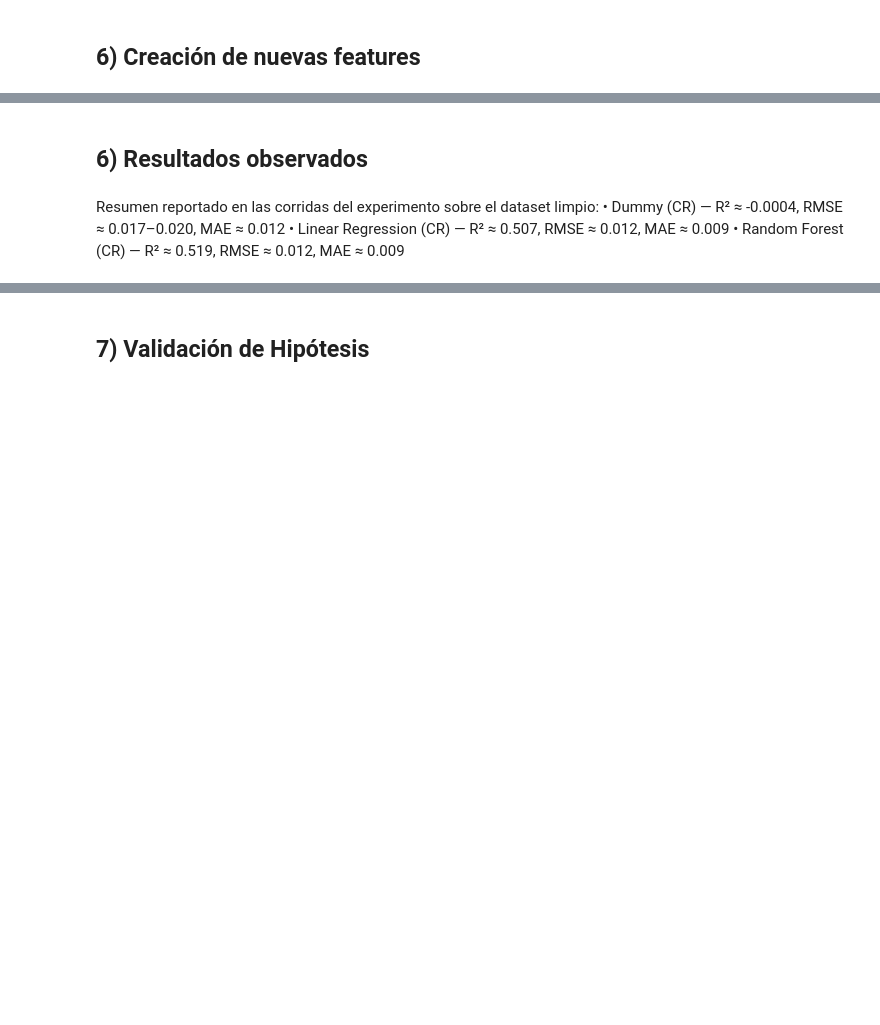
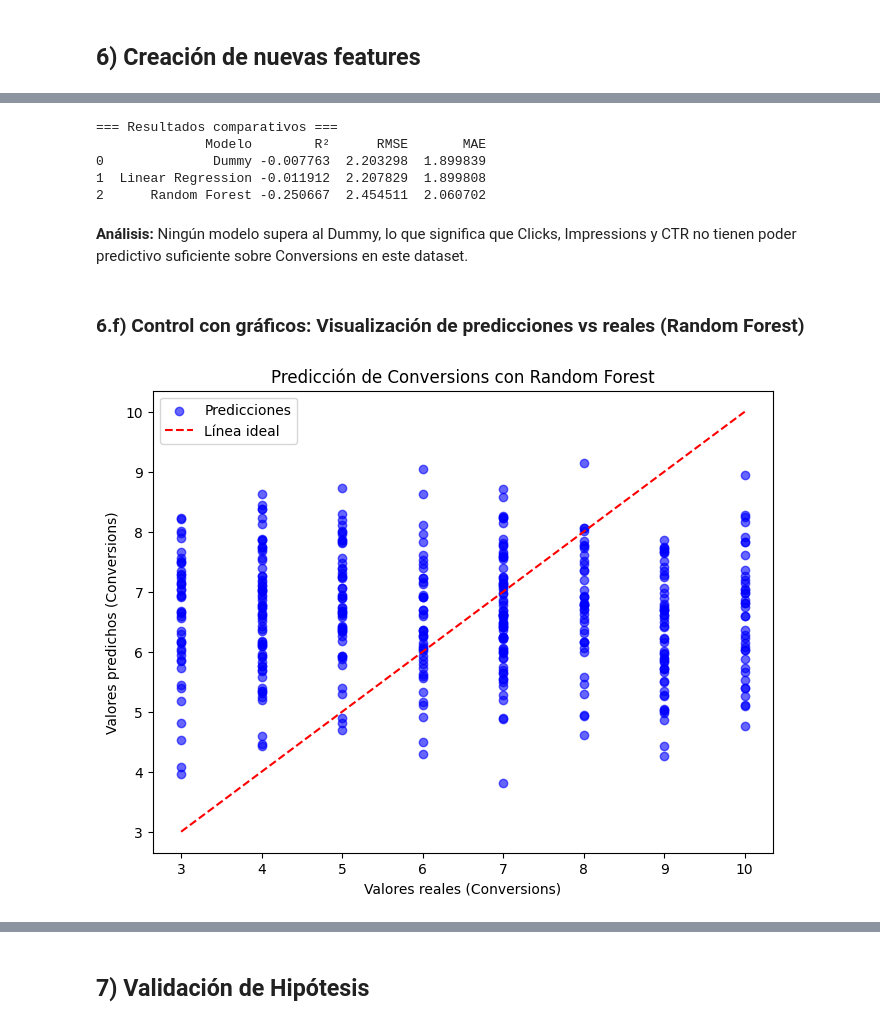
Before and after one commit to melilucmel/proyecto-google-ads, a Jupyter notebook: ProyectoDSParteII_Lucero_Antonietti.ipynb, the cells around one changed output, grey strips where cells are left out. Saved outputs shown, nothing was run; the diff lists cells and outputs as text; code cells hidden in the pictures; blank space fills up the shorter version.

```diff
--- a/ProyectoDSParteII_Lucero_Antonietti.ipynb
+++ b/ProyectoDSParteII_Lucero_Antonietti.ipynb
@@ -382,0 +370,21 @@ X = X.replace([np.inf, -np.inf], np.nan)
+# %%
+import numpy as np
+import pandas as pd
+from sklearn.model_selection import train_test_split
+from sklearn.metrics import mean_squared_error, mean_absolute_error, r2_score
+from sklearn.dummy import DummyRegressor
+from sklearn.linear_model import LinearRegression
+from sklearn.ensemble import RandomForestRegressor
+import matplotlib.pyplot as plt
+
+# Crear feature CTR
+df["CTR"] = df["Clicks"] / df["Impressions"]
+df["CTR"] = df["CTR"].replace([np.inf, -np.inf], np.nan).fillna(0)
+
+# Definimos las features predictoras y la variable objetivo
+features_conv = ["Clicks", "Impressions", "CTR"]
+X = df[features_conv]
+y = df["Conversions"]
+
+print("Dimensiones de X:", X.shape)
+print("Dimensiones de y:", y.shape)
@@ -465,0 +425,11 @@ Resumen reportado en las corridas del experimento sobre el dataset limpio:
+# %%
+resultados = []
+
+dummy = DummyRegressor(strategy="mean")
+resultados.append(evaluar_modelo("Dummy", dummy, X_train, X_test, y_train, y_test))
+
+linreg = LinearRegression()
+resultados.append(evaluar_modelo("Linear Regression", linreg, X_train, X_test, y_train, y_test))
+
+rf = RandomForestRegressor(n_estimators=200, random_state=42)
+resultados.append(evaluar_modelo("Random Forest", rf, X_train, X_test, y_train, y_test))
@@ -503,8 +456,27 @@ plt.show()
-# %% [markdown]
-## 6) Resultados observados
-# %% [markdown]
-
-Resumen reportado en las corridas del experimento sobre el dataset limpio:
-• Dummy (CR) — R² ≈ -0.0004, RMSE ≈ 0.017–0.020, MAE ≈ 0.012
-• Linear Regression (CR) — R² ≈ 0.507, RMSE ≈ 0.012, MAE ≈ 0.009
-• Random Forest (CR) — R² ≈ 0.519, RMSE ≈ 0.012, MAE ≈ 0.009
+# %%
+df_resultados = pd.DataFrame(resultados)
+print("\n=== Resultados comparativos ===")
+print(df_resultados)
+# %% [output]
+=== Resultados comparativos ===
+              Modelo        R²      RMSE       MAE
+0              Dummy -0.007763  2.203298  1.899839
+1  Linear Regression -0.011912  2.207829  1.899808
+2      Random Forest -0.250667  2.454511  2.060702
+# %% [markdown]
+**Análisis:**  Ningún modelo supera al Dummy, lo que significa que Clicks, Impressions y CTR no tienen poder predictivo suficiente sobre Conversions en este dataset.
+# %% [markdown]
+### 6.f) Control con gráficos: Visualización de predicciones vs reales (Random Forest)
+# %%
+y_pred = rf.predict(X_test)
+
+plt.figure(figsize=(8,6))
+plt.scatter(y_test, y_pred, alpha=0.6, color="blue", label="Predicciones")
+plt.plot([y_test.min(), y_test.max()], [y_test.min(), y_test.max()], "r--", label="Línea ideal")
+plt.xlabel("Valores reales (Conversions)")
+plt.ylabel("Valores predichos (Conversions)")
+plt.title("Predicción de Conversions con Random Forest")
+plt.legend()
+plt.show()
+# %% [output]
+[figure, added]
```
Also changed, not shown: parts of 31 cells of this notebook.
